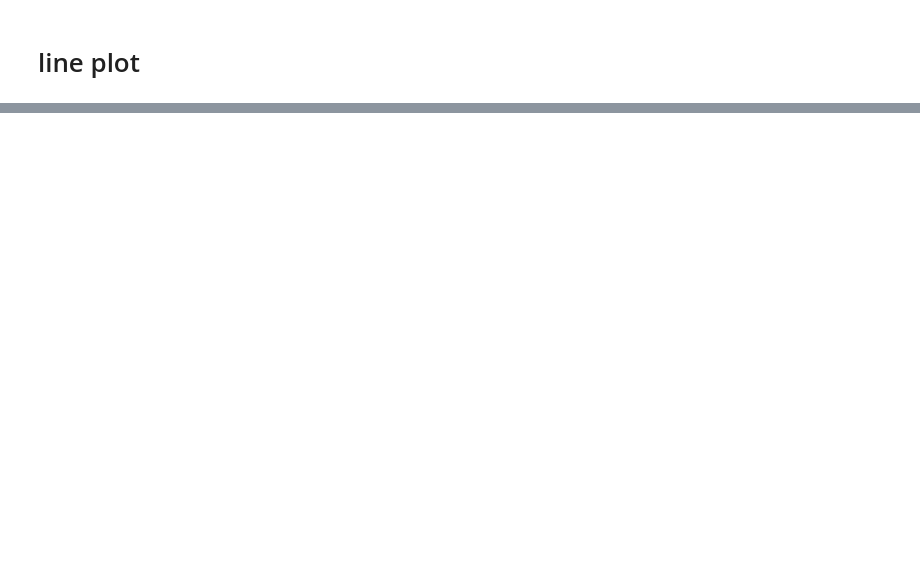
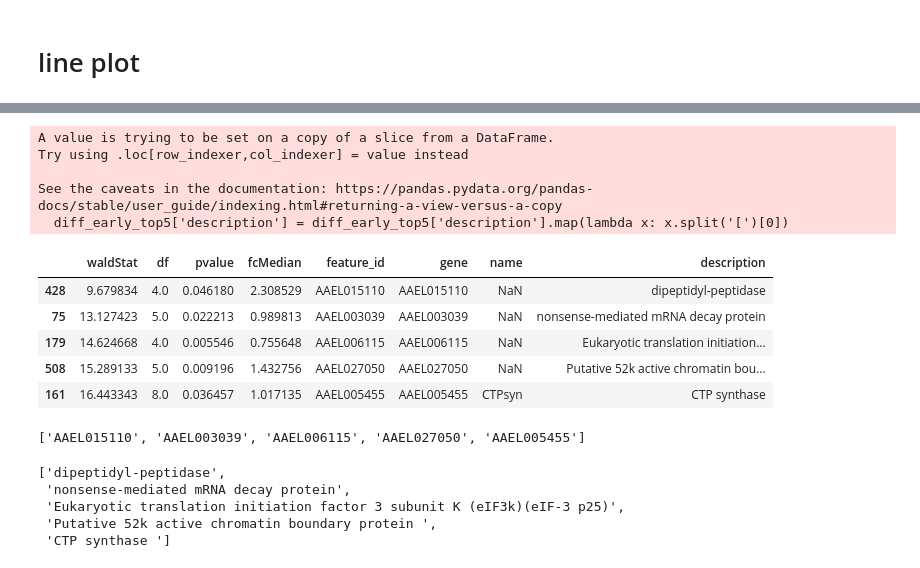
Before and after one commit to yingHH/Aaedes_midgut_scRNA-Seq, a Jupyter notebook: 4.slingshot/replot.ipynb, the cells around one changed output, grey strips where cells are left out. Cells and saved outputs as stored; diff of their text form; code cells hidden in the pictures; blank space fills up the shorter version.

```diff
--- a/4.slingshot/replot.ipynb
+++ b/4.slingshot/replot.ipynb
@@ -206,3 +272,34 @@ gname = ['insulin receptor substrate 1-B', 'high affinity cGMP-specific 3\',5\'-
+# %%
+diff_early_top5 = diff_early.iloc[:5, :]
+diff_early_top5['description'] = diff_early_top5['description'].map(lambda x: x.split('[')[0])
+
+diff_early_top5
+# %% [output]
+A value is trying to be set on a copy of a slice from a DataFrame.
+Try using .loc[row_indexer,col_indexer] = value instead
+
+See the caveats in the documentation: https://pandas.pydata.org/pandas-docs/stable/user_guide/indexing.html#returning-a-view-versus-a-copy
+  diff_early_top5['description'] = diff_early_top5['description'].map(lambda x: x.split('[')[0])
+|  | waldStat | df | pvalue | fcMedian | feature_id | gene | name | description |
+| 428 | 9.679834 | 4.0 | 0.046180 | 2.308529 | AAEL015110 | AAEL015110 | NaN | dipeptidyl-peptidase |
+| 75 | 13.127423 | 5.0 | 0.022213 | 0.989813 | AAEL003039 | AAEL003039 | NaN | nonsense-mediated mRNA decay protein |
+| 179 | 14.624668 | 4.0 | 0.005546 | 0.755648 | AAEL006115 | AAEL006115 | NaN | Eukaryotic translation initiation... |
+| 508 | 15.289133 | 5.0 | 0.009196 | 1.432756 | AAEL027050 | AAEL027050 | NaN | Putative 52k active chromatin bou... |
+| 161 | 16.443343 | 8.0 | 0.036457 | 1.017135 | AAEL005455 | AAEL005455 | CTPsyn | CTP synthase |
+# %%
+genes = list(diff_early_top5['gene'])
+genes
+# %% [output]
+['AAEL015110', 'AAEL003039', 'AAEL006115', 'AAEL027050', 'AAEL005455']
+# %%
+gname = list(diff_early_top5['description'])
+gname
+# %% [output]
+['dipeptidyl-peptidase',
+ 'nonsense-mediated mRNA decay protein',
+ 'Eukaryotic translation initiation factor 3 subunit K (eIF3k)(eIF-3 p25)',
+ 'Putative 52k active chromatin boundary protein ',
+ 'CTP synthase ']
 # %%
 rdc_pgene = pd.read_csv('./diff.early_top5.rdc.csv', index_col=0).T
 rdc_pgene
```
Also changed, not shown: parts of 18 cells of this notebook, 4 other files.
